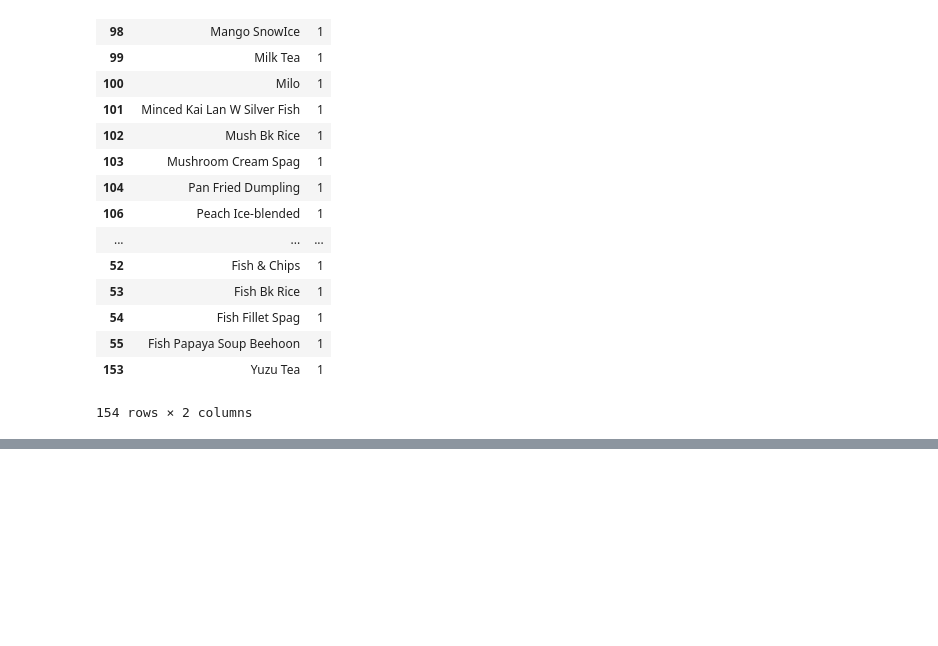
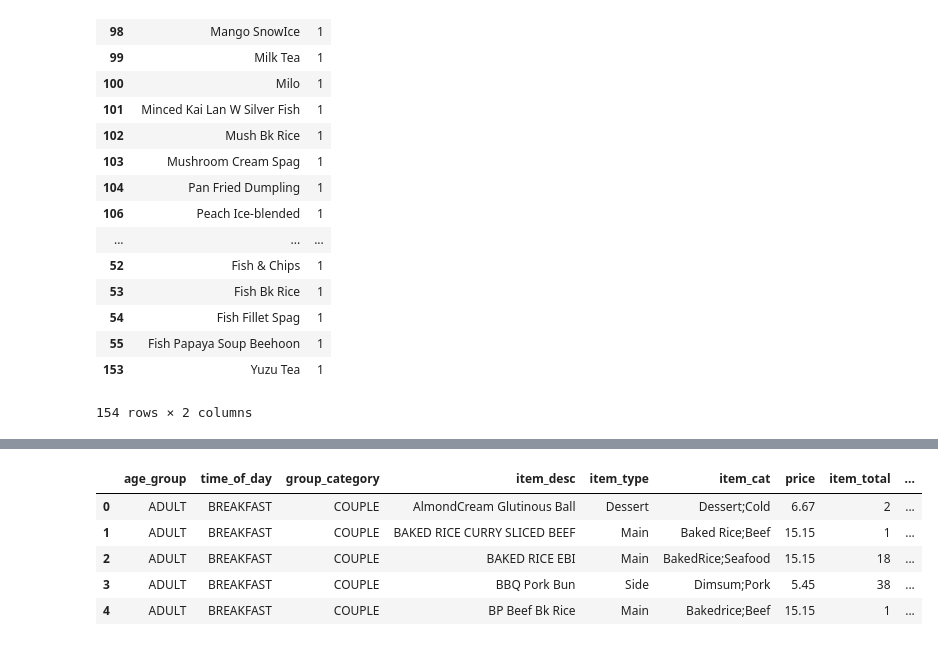
Before and after one commit to shiquan-lim/y3optim, a Jupyter notebook: notebooks/Debugging.ipynb, the cells around one changed output, grey strips where cells are left out. Drawn from its saved outputs; the diff is of its cells as text; code cells hidden in the pictures; blank space fills up the shorter version.

```diff
--- a/notebooks/Debugging.ipynb
+++ b/notebooks/Debugging.ipynb
@@ -246,0 +244,2 @@ Index(['age_group', 'time_of_day', 'group_category', 'item_desc', 'item_type',
+# %%
+profile_item_total_cost = merged_df.groupby(['age_group', 'time_of_day','group_category','item_type'])['d_price'].mean().reset_index()
@@ -246,0 +255,14 @@ Index(['age_group', 'time_of_day', 'group_category', 'item_desc', 'item_type',
+# %%
+profile_item_total_cost = profile_item_total_cost.rename(columns={'d_price':'item_type_mean_p'})
+# %%
+item_total_df = item_total_df.merge(profile_item_total_cost,how='left',on=['age_group','time_of_day',
+                                                                           'group_category','item_type'])
+# %%
+item_total_df.head()
+# %% [output]
+|  | age_group | time_of_day | group_category | item_desc | item_type | item_cat | price | item_total | ... |
+| 0 | ADULT | BREAKFAST | COUPLE | AlmondCream Glutinous Ball | Dessert | Dessert;Cold | 6.67 | 2 | ... |
+| 1 | ADULT | BREAKFAST | COUPLE | BAKED RICE CURRY SLICED BEEF | Main | Baked Rice;Beef | 15.15 | 1 | ... |
+| 2 | ADULT | BREAKFAST | COUPLE | BAKED RICE EBI | Main | BakedRice;Seafood | 15.15 | 18 | ... |
+| 3 | ADULT | BREAKFAST | COUPLE | BBQ Pork Bun | Side | Dimsum;Pork | 5.45 | 38 | ... |
+| 4 | ADULT | BREAKFAST | COUPLE | BP Beef Bk Rice | Main | Bakedrice;Beef | 15.15 | 1 | ... |
```
Also changed, not shown: parts of 10 cells of this notebook, 2 other files.
